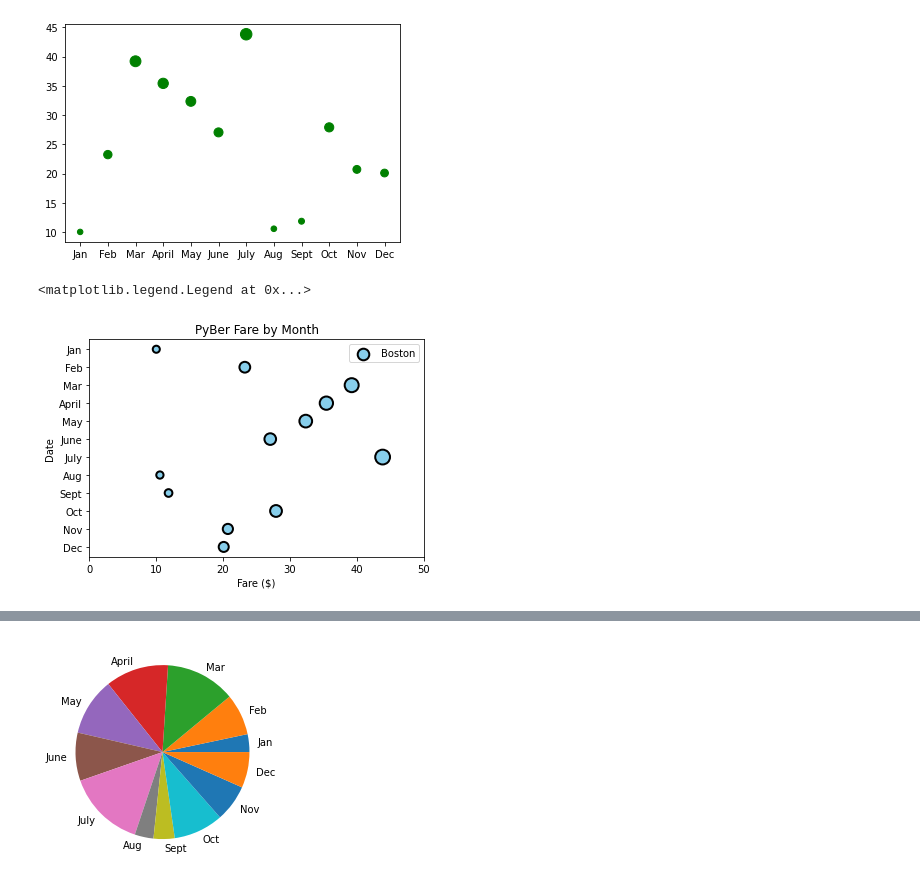
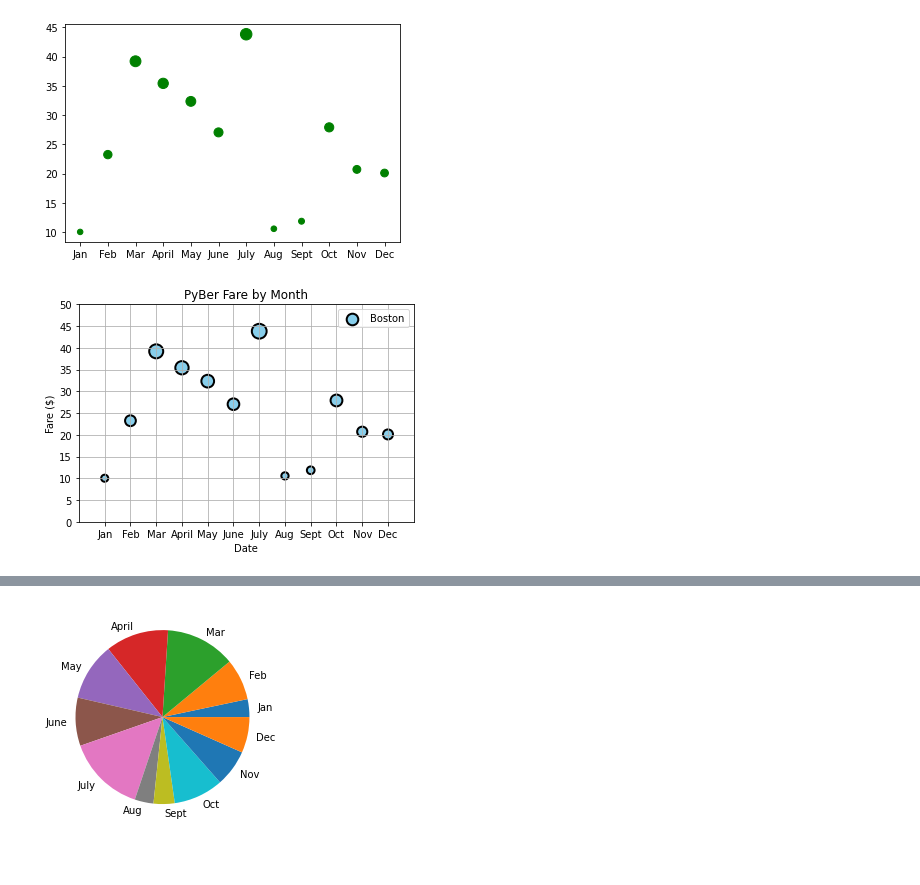
Before and after one commit to StephenELevy/PyBer_Analysis, a Jupyter notebook: Matplotlib_practice.ipynb, the cells around one changed output, grey strips where cells are left out. Saved outputs shown, nothing was run; the diff lists cells and outputs as text; code cells hidden in the pictures.

Commit message:
Modified code for some plots

```diff
--- a/Matplotlib_practice.ipynb
+++ b/Matplotlib_practice.ipynb
@@ -252,14 +268,15 @@ plt.scatter(x_axis, y_axis, s = [i * 3 for i in y_axis], color = "green", label
 [figure]
 # %%
 fig, ax = plt.subplots()
-ax.scatter(y_axis, x_axis, s = [i * 5 for i in y_axis], color = "skyblue", label = "Boston", edgecolors="black", linewidths=2, norm = 1)
-plt.ylabel("Date")
-plt.xlabel("Fare ($)")
-plt.xlim(0, 50)
-plt.gca().invert_yaxis()
+ax.scatter(x_axis, y_axis, s = [i * 5 for i in y_axis], color = "skyblue", label = "Boston", edgecolors="black", linewidths=2, norm = 1)
+plt.ylabel("Fare ($)")
+plt.xlabel("Date")
+plt.ylim(0, 50)
+plt.xlim(-1, 12)
+plt.yticks(np.arange(0, 51, step=5.0))
 # Create a title.
 plt.title("PyBer Fare by Month")
 plt.legend()
+plt.grid()
 # %% [output]
-<matplotlib.legend.Legend at 0x...>
-[figure, old version]
+[figure, new version]
```
Also changed, not shown: parts of 7 cells of this notebook.
